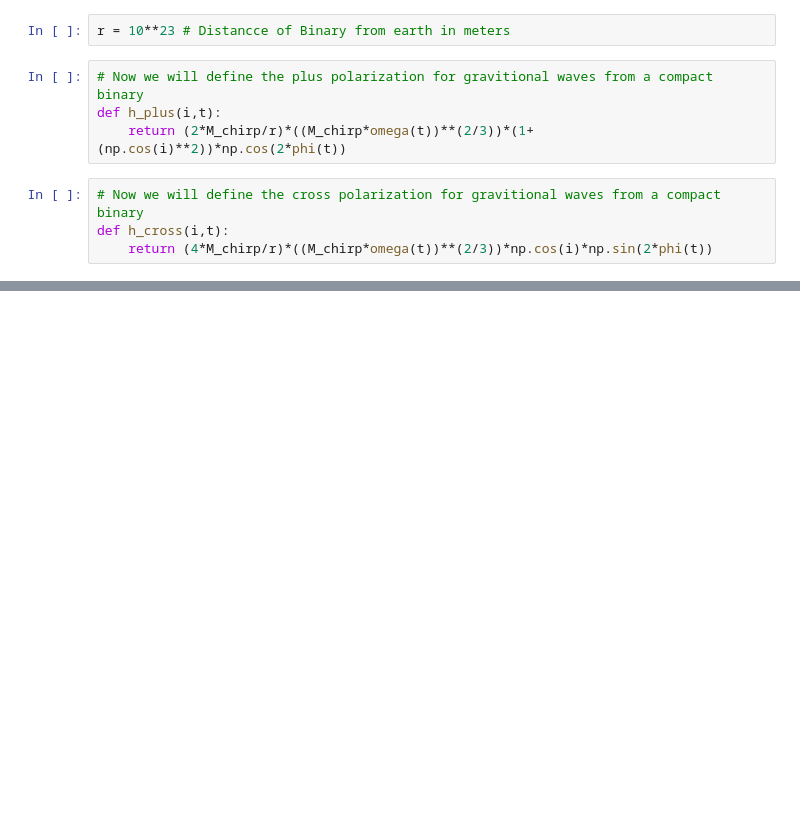
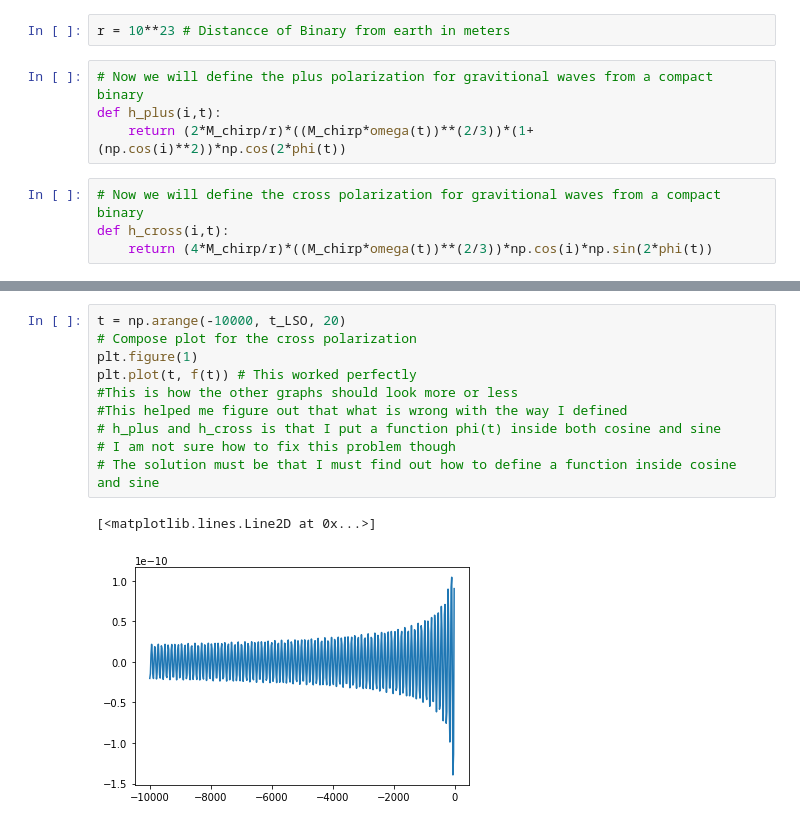
Before and after one commit to md94physics/GW, a Jupyter notebook: Compact_Binary_Plus_&_Cross_Polarizations_2.0.ipynb, the cells around one changed output, grey strips where cells are left out. Cells and saved outputs as stored; diff of their text form; blank space fills up the shorter version.

```diff
--- a/Compact_Binary_Plus_&_Cross_Polarizations_2.0.ipynb
+++ b/Compact_Binary_Plus_&_Cross_Polarizations_2.0.ipynb
@@ -48,0 +77,13 @@ plt.plot(t, h_plus(i,t))
+# %%
+t = np.arange(-10000, t_LSO, 20)
+# Compose plot for the cross polarization
+plt.figure(1)
+plt.plot(t, f(t)) # This worked perfectly
+#This is how the other graphs should look more or less
+#This helped me figure out that what is wrong with the way I defined
+# h_plus and h_cross is that I put a function phi(t) inside both cosine and sine
+# I am not sure how to fix this problem though
+# The solution must be that I must find out how to define a function inside cosine and sine
+# %% [output]
+[<matplotlib.lines.Line2D at 0x...>]
+[figure, added]
```
Also changed, not shown: parts of 6 cells of this notebook.
